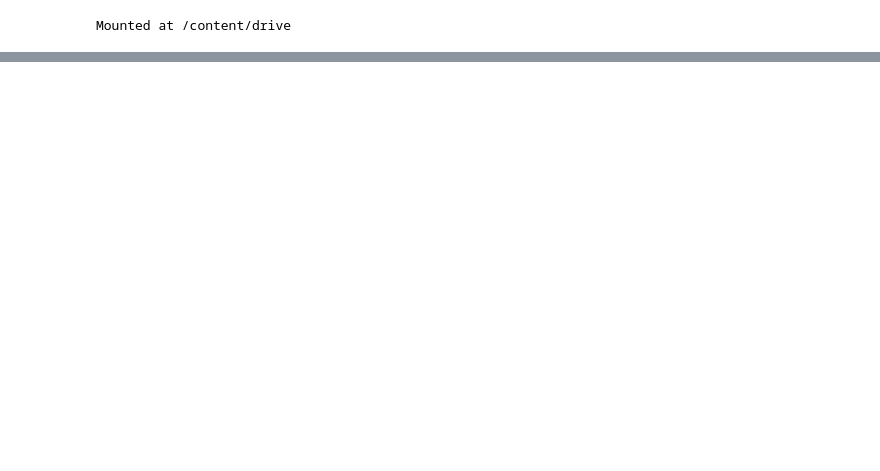
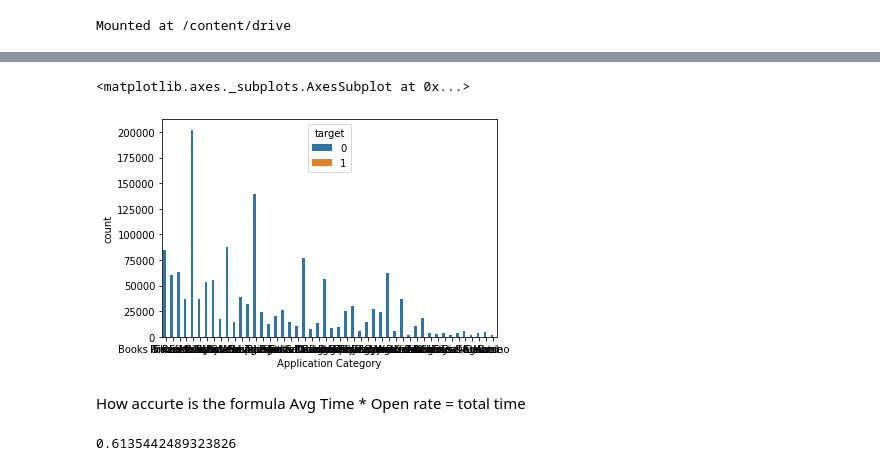
Before and after one commit to martydom/startup-funding-prediction, a Jupyter notebook: Devashish_Bose_Team_1_Startup_Funding_Prediction_Capstone_Project4.ipynb, the cells around one changed output, grey strips where cells are left out. Drawn from its saved outputs; the diff is of its cells as text; code cells hidden in the pictures; blank space fills up the shorter version.

```diff
--- a/Devashish_Bose_Team_1_Startup_Funding_Prediction_Capstone_Project4.ipynb
+++ b/Devashish_Bose_Team_1_Startup_Funding_Prediction_Capstone_Project4.ipynb
@@ -50,0 +186,5 @@ df = pd.read_csv('/content/drive/MyDrive/AlmaBetter/Module 4/Week 4/data_driven_
+# %%
+sns.countplot(use_df['Application Category'],hue=use_df['target'])
+# %% [output]
+<matplotlib.axes._subplots.AxesSubplot at 0x...>
+[figure, added]
@@ -50,0 +196,6 @@ df = pd.read_csv('/content/drive/MyDrive/AlmaBetter/Module 4/Week 4/data_driven_
+# %% [markdown]
+How accurte is the formula Avg Time * Open rate  =  total time
+# %%
+r2_score((use_df[['Avg_Session_Time','Open_Rate','Total_Session_Time']].dropna()['Avg_Session_Time']*use_df[['Avg_Session_Time','Open_Rate','Total_Session_Time']].dropna()['Open_Rate']).values,use_df[['Avg_Session_Time','Open_Rate','Total_Session_Time']].dropna()['Total_Session_Time'].values)
+# %% [output]
+0.6135442489323826
```
Also changed, not shown: parts of 69 cells of this notebook.
